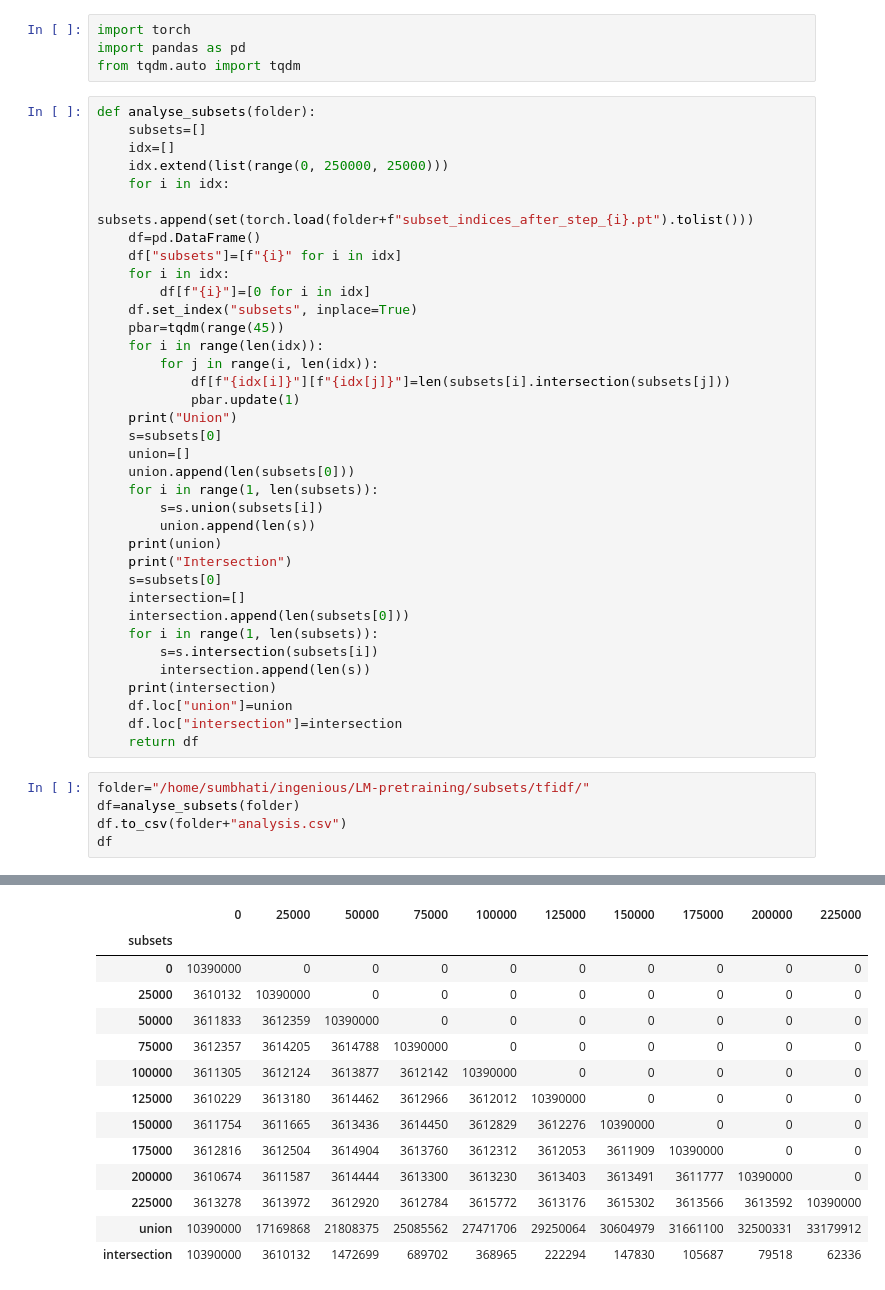
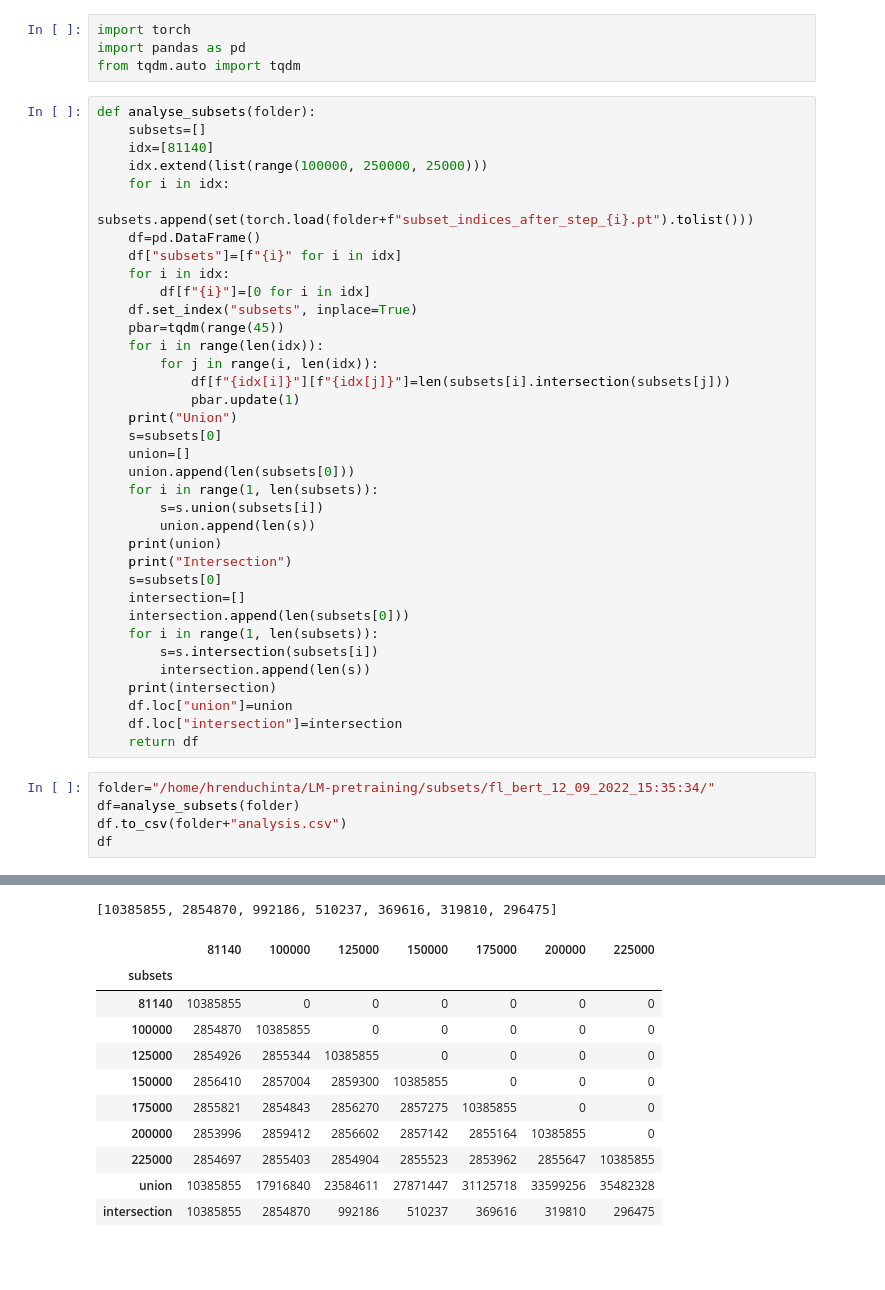
Before and after one commit to Efficient-AI/ingenious, a Jupyter notebook: utils/subset-analysis.ipynb, the cells around one changed output, grey strips where cells are left out. Cells and saved outputs as stored; diff of their text form; blank space fills up the shorter version.

```diff
--- a/utils/subset-analysis.ipynb
+++ b/utils/subset-analysis.ipynb
@@ -5,8 +5,8 @@ from tqdm.auto import tqdm
 # %%
 def analyse_subsets(folder):
     subsets=[]
-    idx=[]
-    idx.extend(list(range(0, 250000, 25000)))
+    idx=[81140]
+    idx.extend(list(range(100000, 250000, 25000)))
     for i in idx:
         subsets.append(set(torch.load(folder+f"subset_indices_after_step_{i}.pt").tolist()))
     df=pd.DataFrame()
@@ -39,7 +39,7 @@ def analyse_subsets(folder):
     df.loc["intersection"]=intersection
     return df
 # %%
-folder="/home/sumbhati/ingenious/LM-pretraining/subsets/tfidf/"
+folder="/home/hrenduchinta/LM-pretraining/subsets/fl_bert_12_09_2022_15:35:34/"
 df=analyse_subsets(folder)
 df.to_csv(folder+"analysis.csv")
 df
@@ -51,14 +50,12 @@ Intersection
+[10385855, 2854870, 992186, 510237, 369616, 319810, 296475]
-|  | 0 | 25000 | 50000 | 75000 | 100000 | 125000 | 150000 | 175000 | 200000 | 225000 |
-| subsets |  |  |  |  |  |  |  |  |  |  |
-| 0 | 10390000 | 0 | 0 | 0 | 0 | 0 | 0 | 0 | 0 | 0 |
-| 25000 | 3610132 | 10390000 | 0 | 0 | 0 | 0 | 0 | 0 | 0 | 0 |
-| 50000 | 3611833 | 3612359 | 10390000 | 0 | 0 | 0 | 0 | 0 | 0 | 0 |
-| 75000 | 3612357 | 3614205 | 3614788 | 10390000 | 0 | 0 | 0 | 0 | 0 | 0 |
-| 100000 | 3611305 | 3612124 | 3613877 | 3612142 | 10390000 | 0 | 0 | 0 | 0 | 0 |
-| 125000 | 3610229 | 3613180 | 3614462 | 3612966 | 3612012 | 10390000 | 0 | 0 | 0 | 0 |
-| 150000 | 3611754 | 3611665 | 3613436 | 3614450 | 3612829 | 3612276 | 10390000 | 0 | 0 | 0 |
-| 175000 | 3612816 | 3612504 | 3614904 | 3613760 | 3612312 | 3612053 | 3611909 | 10390000 | 0 | 0 |
-| 200000 | 3610674 | 3611587 | 3614444 | 3613300 | 3613230 | 3613403 | 3613491 | 3611777 | 10390000 | 0 |
-| 225000 | 3613278 | 3613972 | 3612920 | 3612784 | 3615772 | 3613176 | 3615302 | 3613566 | 3613592 | 10390000 |
-| union | 10390000 | 17169868 | 21808375 | 25085562 | 27471706 | 29250064 | 30604979 | 31661100 | 32500331 | 33179912 |
-| intersection | 10390000 | 3610132 | 1472699 | 689702 | 368965 | 222294 | 147830 | 105687 | 79518 | 62336 |
+|  | 81140 | 100000 | 125000 | 150000 | 175000 | 200000 | 225000 |
+| subsets |  |  |  |  |  |  |  |
+| 81140 | 10385855 | 0 | 0 | 0 | 0 | 0 | 0 |
+| 100000 | 2854870 | 10385855 | 0 | 0 | 0 | 0 | 0 |
+| 125000 | 2854926 | 2855344 | 10385855 | 0 | 0 | 0 | 0 |
+| 150000 | 2856410 | 2857004 | 2859300 | 10385855 | 0 | 0 | 0 |
+| 175000 | 2855821 | 2854843 | 2856270 | 2857275 | 10385855 | 0 | 0 |
+| 200000 | 2853996 | 2859412 | 2856602 | 2857142 | 2855164 | 10385855 | 0 |
+| 225000 | 2854697 | 2855403 | 2854904 | 2855523 | 2853962 | 2855647 | 10385855 |
+| union | 10385855 | 17916840 | 23584611 | 27871447 | 31125718 | 33599256 | 35482328 |
+| intersection | 10385855 | 2854870 | 992186 | 510237 | 369616 | 319810 | 296475 |
```
Also changed, not shown: parts of 9 cells of this notebook, 19 other files.
